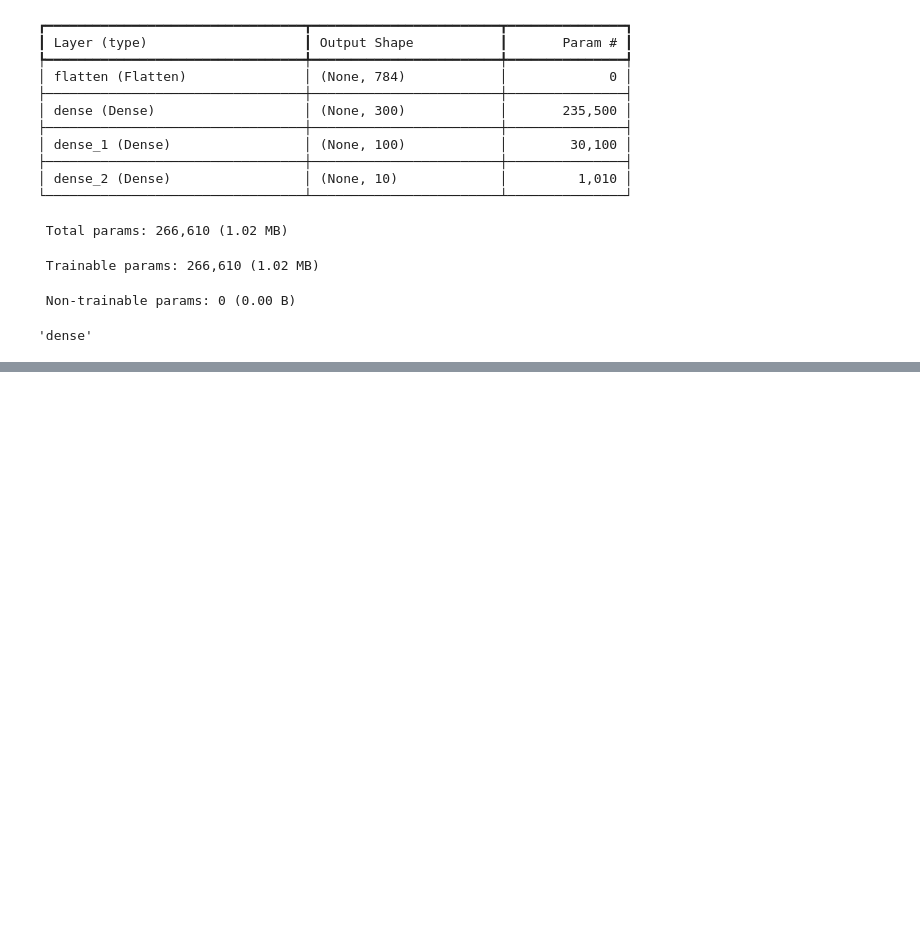
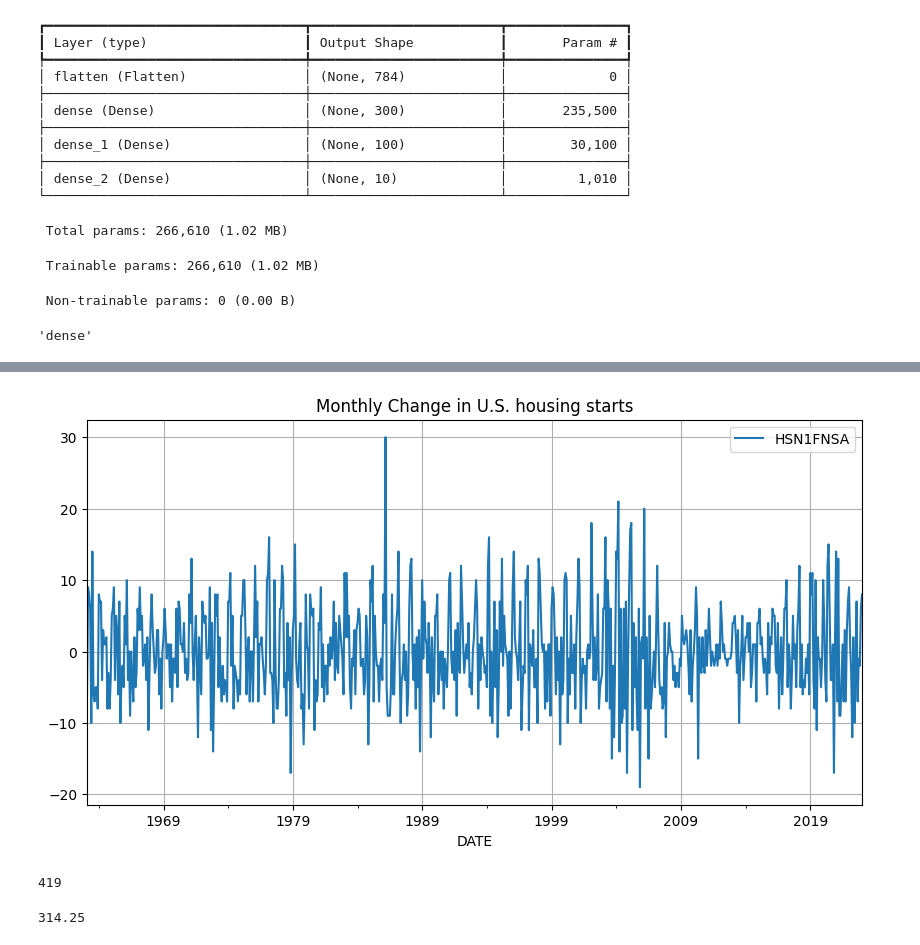
Before and after one commit to tchiu04/CFRM-421, a Jupyter notebook: mnistFashion.ipynb, the cells around one changed output, grey strips where cells are left out. Cells and saved outputs as stored; diff of their text form; code cells hidden in the pictures; blank space fills up the shorter version.

```diff
--- a/mnistFashion.ipynb
+++ b/mnistFashion.ipynb
@@ -122,0 +181,7 @@ plt.show()
+# %%
+from statsmodels.tsa.arima.model import ARIMA
+
+HS = HS.asfreq("MS")
+HS_airline = ARIMA(HS, order=(0, 1, 1), seasonal_order=(0, 1, 1, 12))
+HS_airline = HS_airline.fit()
+HS_airline.summary()
@@ -122,0 +281,7 @@ plt.show()
+# %%
+dHS.plot(figsize=(10,5))
+plt.title("Monthly Change in U.S. housing starts")
+plt.grid(True)
+plt.show()
+# %% [output]
+[figure, added]
@@ -122,0 +298,5 @@ plt.show()
+# %%
+valid_idx = sum(dHS.index < pd.Timestamp(2000,1,1)) - 24
+valid_idx
+# %% [output]
+419
@@ -122,0 +306,4 @@ plt.show()
+# %%
+valid_idx*.75
+# %% [output]
+314.25
```
Also changed, not shown: parts of 37 cells of this notebook.
